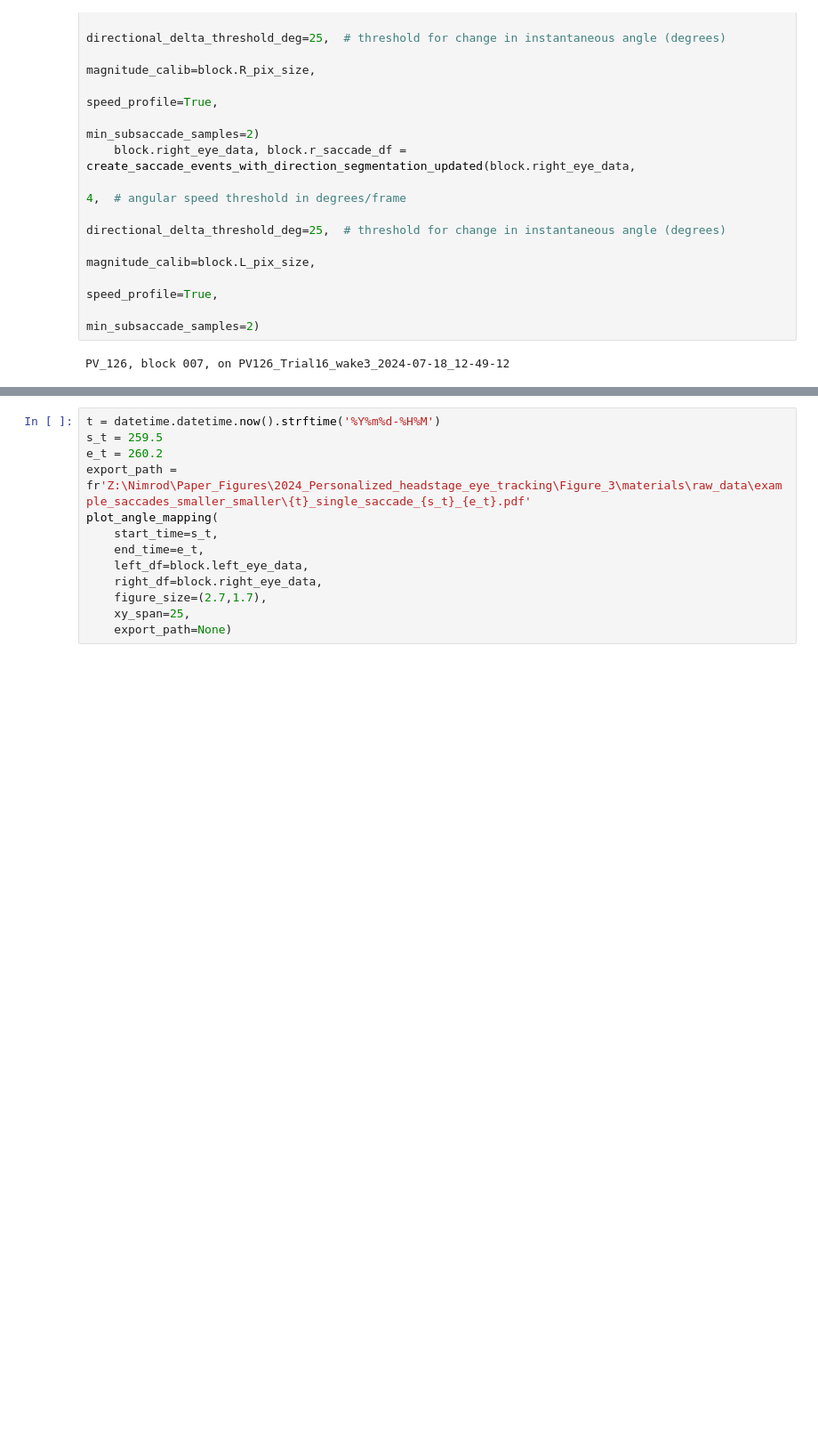
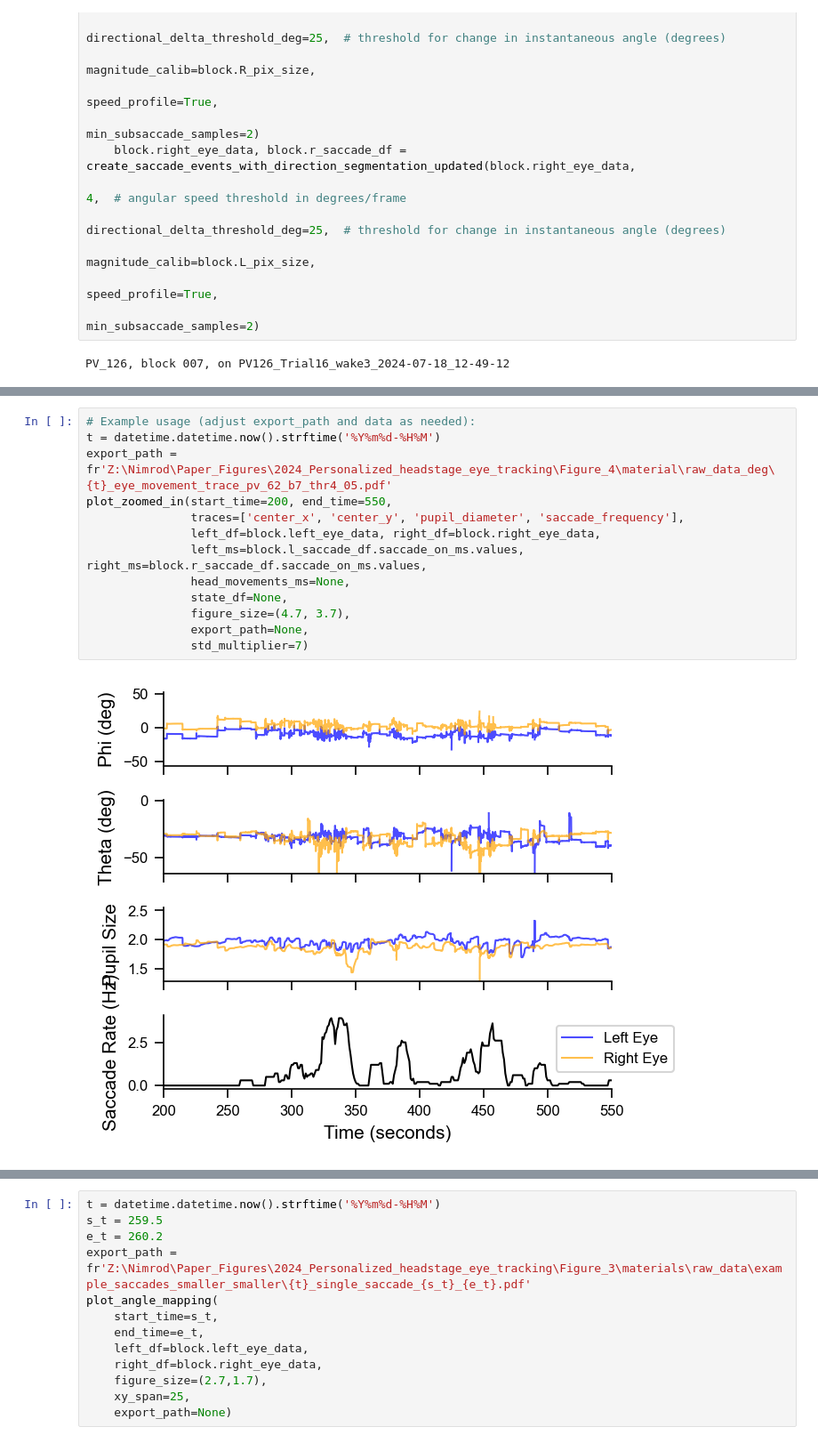
Before and after one commit to neural-electrophysiology-tool-team/Eye-Tracking-Tools, a Jupyter notebook: Graph_generation_notebooks/deg_versions/raw_data_degrees.ipynb, the cells around one changed output, grey strips where cells are left out. Shown at 89% size. Drawn from its saved outputs; the diff is of its cells as text; blank space fills up the shorter version.

```diff
--- a/Graph_generation_notebooks/deg_versions/raw_data_degrees.ipynb
+++ b/Graph_generation_notebooks/deg_versions/raw_data_degrees.ipynb
@@ -1313,0 +1469,15 @@ exporting to Z:\Nimrod\Paper_Figures\2024_Personalized_headstage_eye_tracking\Fi
+# %%
+# Example usage (adjust export_path and data as needed):
+t = datetime.datetime.now().strftime('%Y%m%d-%H%M')
+export_path = fr'Z:\Nimrod\Paper_Figures\2024_Personalized_headstage_eye_tracking\Figure_4\material\raw_data_deg\{t}_eye_movement_trace_pv_62_b7_thr4_05.pdf'
+plot_zoomed_in(start_time=200, end_time=550,
+               traces=['center_x', 'center_y', 'pupil_diameter', 'saccade_frequency'],
+               left_df=block.left_eye_data, right_df=block.right_eye_data,
+               left_ms=block.l_saccade_df.saccade_on_ms.values, right_ms=block.r_saccade_df.saccade_on_ms.values,
+               head_movements_ms=None,
+               state_df=None,
+               figure_size=(4.7, 3.7),
+               export_path=None,
+               std_multiplier=7)
+# %% [output]
+[figure, added]
```
Also changed, not shown: parts of 17 cells of this notebook, 16 other files.
